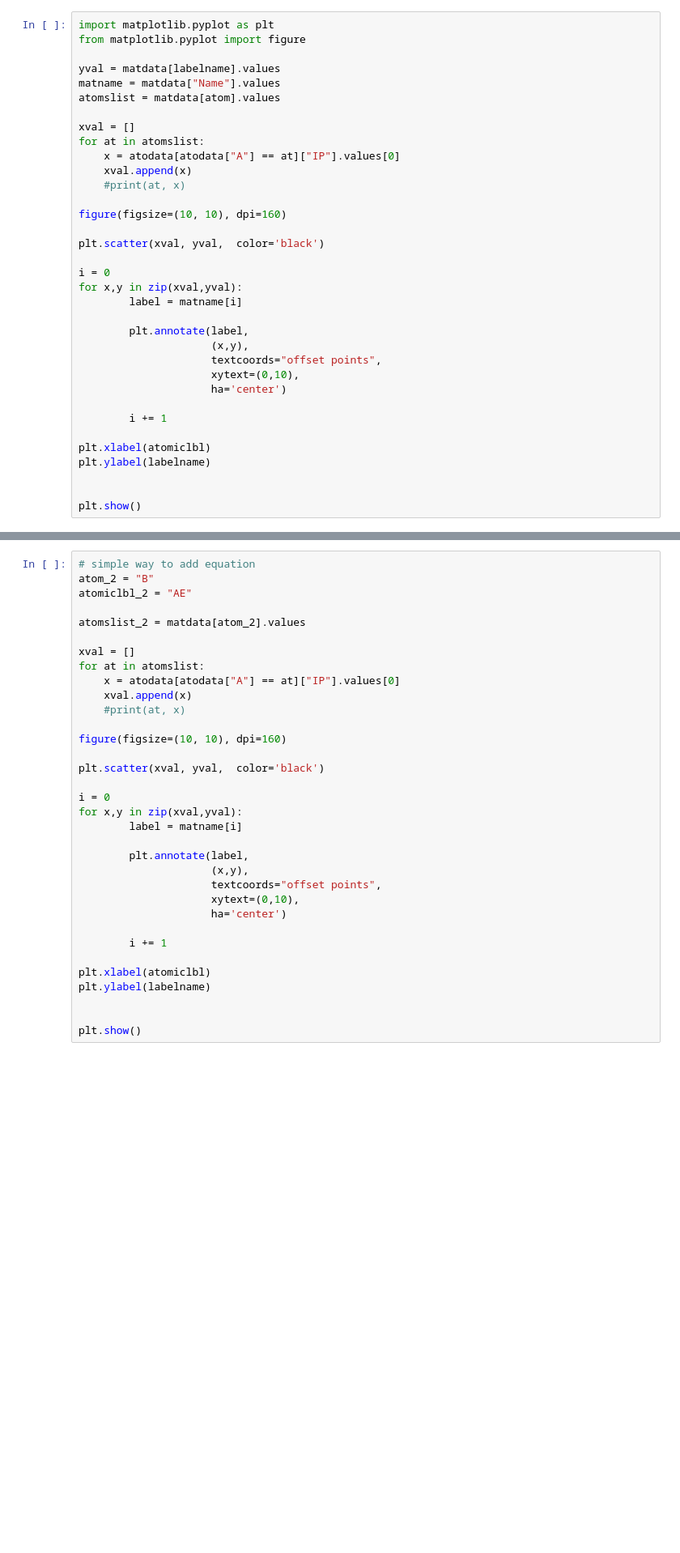
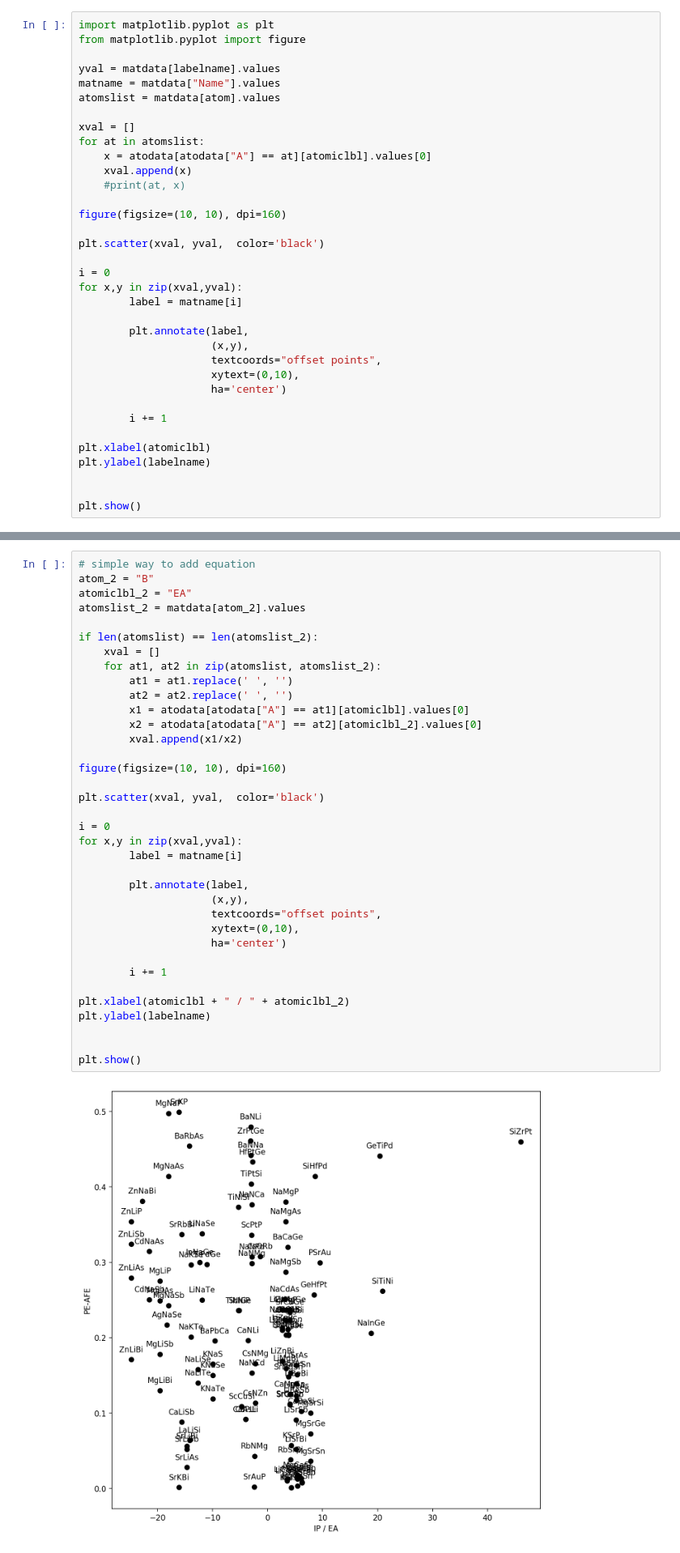
Before and after one commit to lstorchi/matinformatics, a Jupyter notebook: scatterplots.ipynb, the cells around one changed output, grey strips where cells are left out. Shown: that part at 81% size. Cells and saved outputs as stored; diff of their text form; blank space fills up the shorter version.

```diff
--- a/scatterplots.ipynb
+++ b/scatterplots.ipynb
@@ -25,7 +25,7 @@ atomslist = matdata[atom].values
 
 xval = []
 for at in atomslist:
-    x = atodata[atodata["A"] == at]["IP"].values[0]
+    x = atodata[atodata["A"] == at][atomiclbl].values[0]
     xval.append(x)
     #print(at, x)
 
@@ -55,34 +55,38 @@ plt.show()
 # %%
 # simple way to add equation
 atom_2 = "B"
-atomiclbl_2 = "AE"
-
+atomiclbl_2 = "EA"
 atomslist_2 = matdata[atom_2].values
 
-xval = []
-for at in atomslist:
-    x = atodata[atodata["A"] == at]["IP"].values[0]
-    xval.append(x)
-    #print(at, x)
+if len(atomslist) == len(atomslist_2):
+    xval = []
+    for at1, at2 in zip(atomslist, atomslist_2):
+        at1 = at1.replace(' ', '')
+        at2 = at2.replace(' ', '')
+        x1 = atodata[atodata["A"] == at1][atomiclbl].values[0]
+        x2 = atodata[atodata["A"] == at2][atomiclbl_2].values[0]
+        xval.append(x1/x2)
 
 figure(figsize=(10, 10), dpi=160)
 
 plt.scatter(xval, yval,  color='black')
 
 i = 0
 for x,y in zip(xval,yval):
         label = matname[i]
 
         plt.annotate(label,
                      (x,y),
                      textcoords="offset points",
                      xytext=(0,10),
                      ha='center')
 
         i += 1
 
-plt.xlabel(atomiclbl)
+plt.xlabel(atomiclbl + " / " + atomiclbl_2)
 plt.ylabel(labelname)
 
 
 plt.show()
+# %% [output]
+[figure, added]
```
